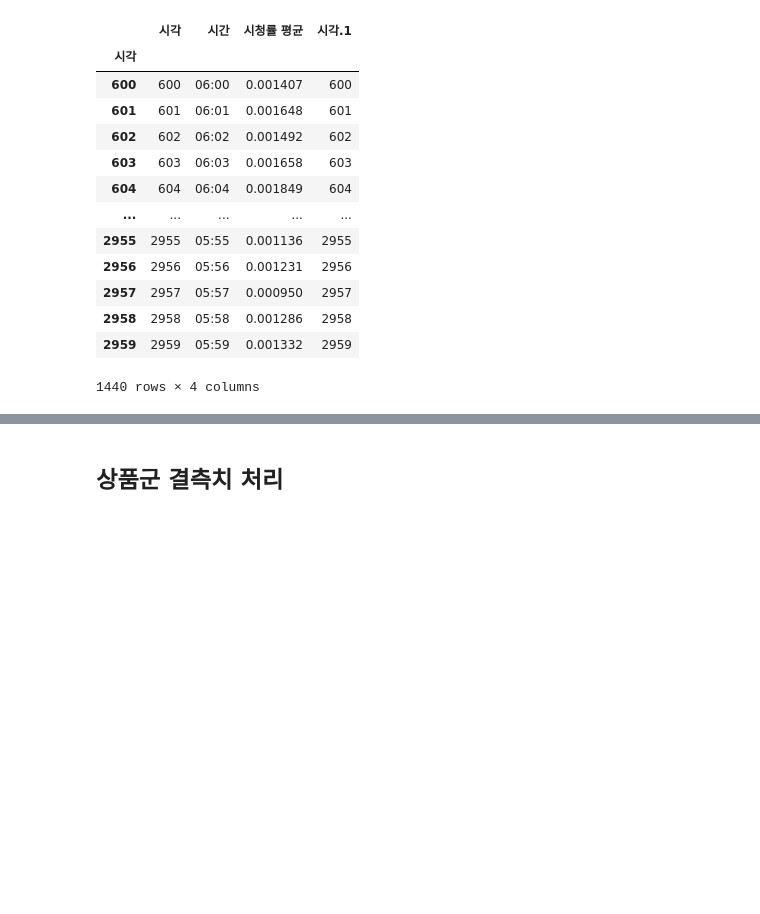
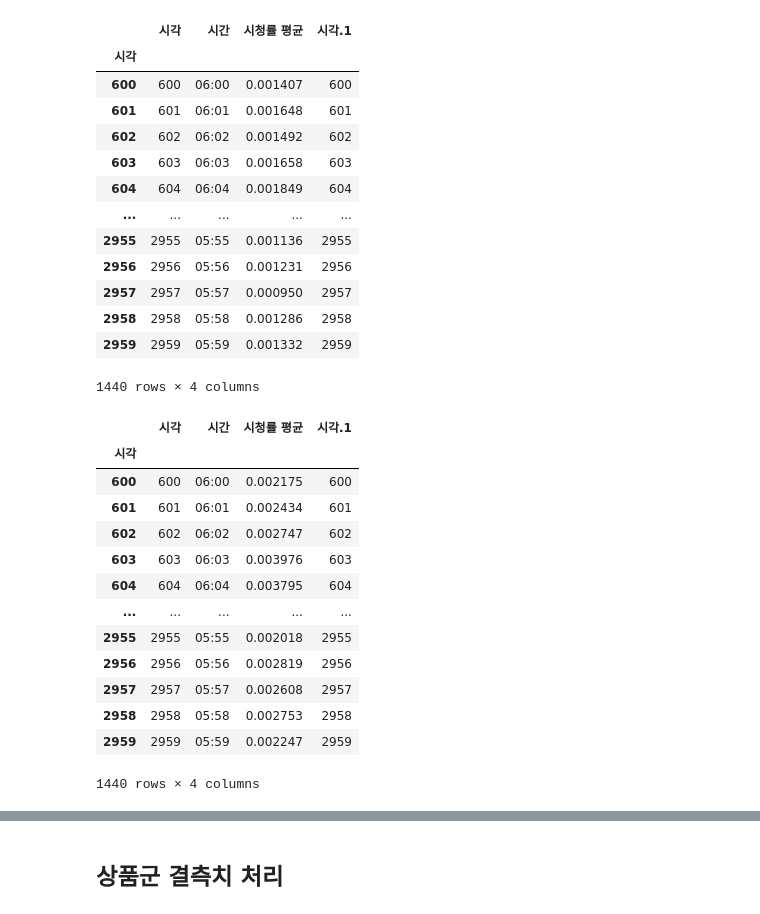
Before and after one commit to hana-dool/2007_Bigcon, a Jupyter notebook: 제출/2. 평가데이터 EDA.ipynb, the cells around one changed output, grey strips where cells are left out. Saved outputs shown, nothing was run; the diff lists cells and outputs as text; code cells hidden in the pictures; blank space fills up the shorter version.

```diff
--- a/제출/2. 평가데이터 EDA.ipynb
+++ b/제출/2. 평가데이터 EDA.ipynb
@@ -233,6 +236,23 @@ weekday.index = weekday['시각']
 | 2958 | 2958 | 05:58 | 0.001286 | 2958 |
 | 2959 | 2959 | 05:59 | 0.001332 | 2959 |
 1440 rows × 4 columns
+# %%
+weekend
+# %% [output]
+|  | 시각 | 시간 | 시청률 평균 | 시각.1 |
+| 시각 |  |  |  |  |
+| 600 | 600 | 06:00 | 0.002175 | 600 |
+| 601 | 601 | 06:01 | 0.002434 | 601 |
+| 602 | 602 | 06:02 | 0.002747 | 602 |
+| 603 | 603 | 06:03 | 0.003976 | 603 |
+| 604 | 604 | 06:04 | 0.003795 | 604 |
+| ... | ... | ... | ... | ... |
+| 2955 | 2955 | 05:55 | 0.002018 | 2955 |
+| 2956 | 2956 | 05:56 | 0.002819 | 2956 |
+| 2957 | 2957 | 05:57 | 0.002608 | 2957 |
+| 2958 | 2958 | 05:58 | 0.002753 | 2958 |
+| 2959 | 2959 | 05:59 | 0.002247 | 2959 |
+1440 rows × 4 columns
 # %%
 # 2020년 6월 금요일, 주말 및 공휴일의 날짜
 time_list=['0605','0606','0607','0612','0613','0614','0619','0620','0621','0626','0627','0628']
```
Also changed, not shown: parts of 65 cells of this notebook, 2 other files.
